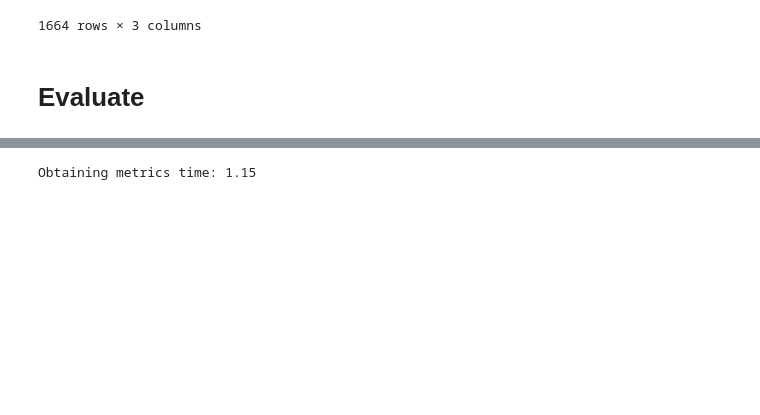
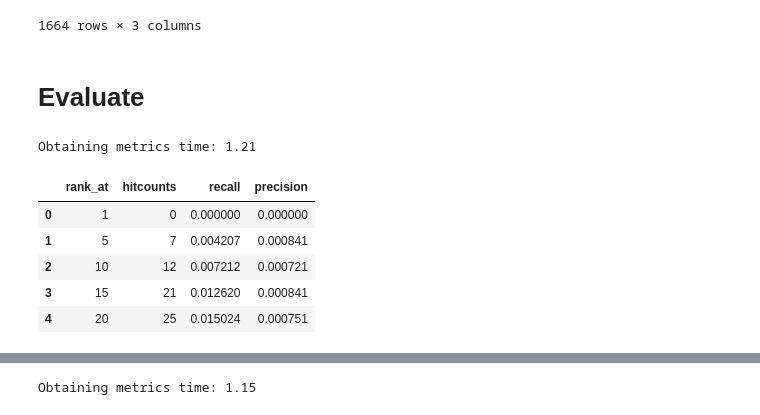
Before and after one commit to ROpdam/recommender_comparison, a Jupyter notebook: CF_RNN_vsl.ipynb, the cells around one changed output, grey strips where cells are left out. Cells and saved outputs as stored; diff of their text form; code cells hidden in the pictures; blank space fills up the shorter version.

```diff
--- a/CF_RNN_vsl.ipynb
+++ b/CF_RNN_vsl.ipynb
@@ -563,3 +422,5 @@ predictions_df.to_pickle('CFRNN_res_200_ML_01_users')
+# %%
+predictions_df = pd.read_pickle('CFRNN_res_200_ML_01_users')
 # %%
 for i, row in predictions_df.iterrows():
     if len(row['true_seq']) > 1:
@@ -601,3 +462,14 @@ renames = {'pred_seq':'pred_items_ranked', 'true_seq':'true_id'}
 predictions = predictions.rename(renames, axis=1)
 # %%
 import time
+# %%
+metrics_test_set_vsl = get_metrics(predictions, 5, 20)
+metrics_test_set_vsl
+# %% [output]
+Obtaining metrics time: 1.21
+|  | rank_at | hitcounts | recall | precision |
+| 0 | 1 | 0 | 0.000000 | 0.000000 |
+| 1 | 5 | 7 | 0.004207 | 0.000841 |
+| 2 | 10 | 12 | 0.007212 | 0.000721 |
+| 3 | 15 | 21 | 0.012620 | 0.000841 |
+| 4 | 20 | 25 | 0.015024 | 0.000751 |
```
Also changed, not shown: parts of 26 cells of this notebook, 4 other files.
